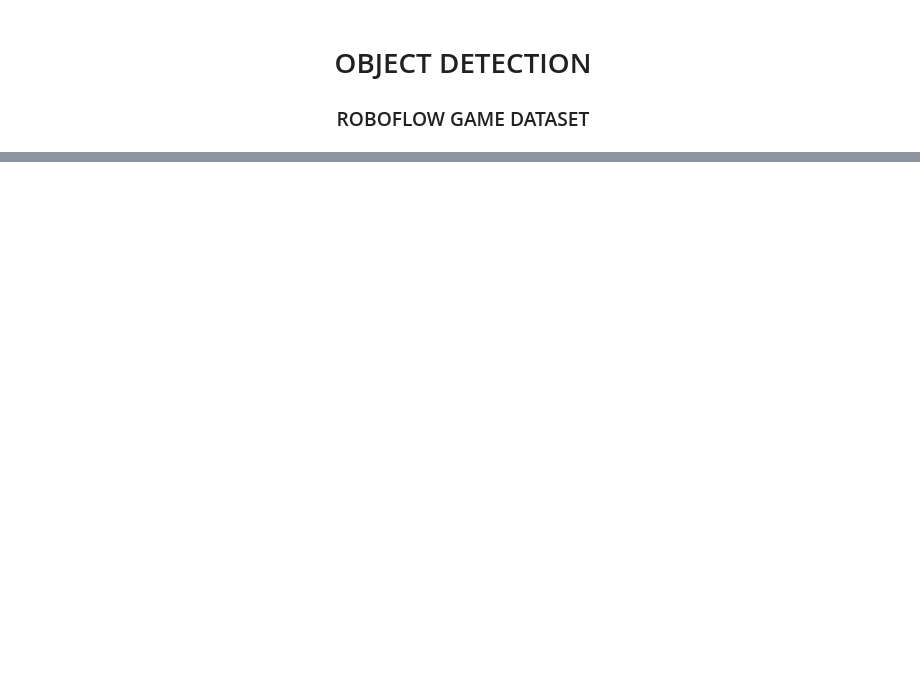
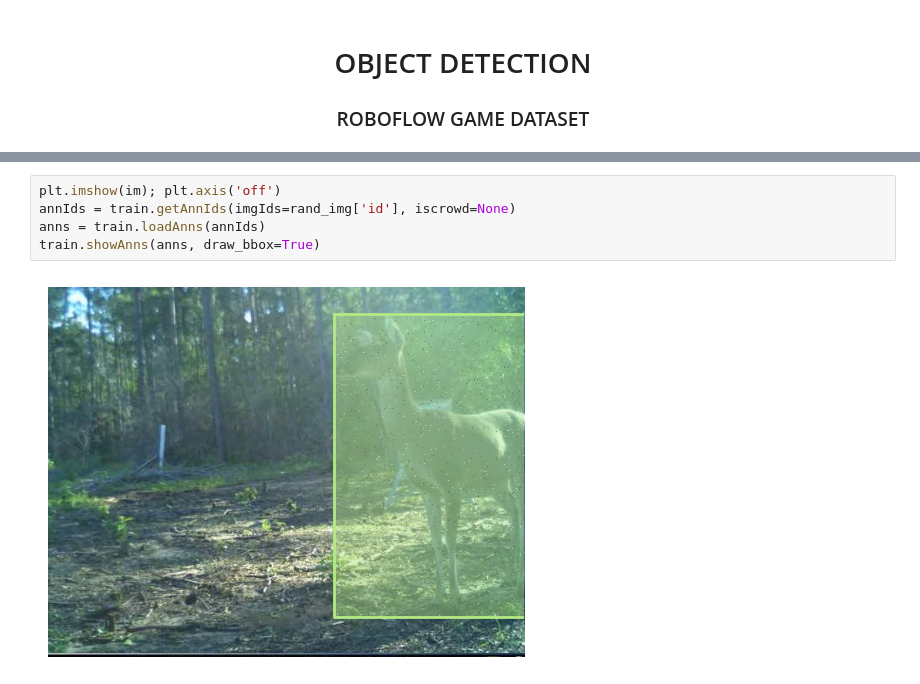
Before and after one commit to DaudRaza-NUST/DL-Project, a Jupyter notebook: Task 1-Object Detection/Task1_Train.ipynb, the cells around one changed output, grey strips where cells are left out. Cells and saved outputs as stored; diff of their text form; blank space fills up the shorter version.

```diff
--- a/Task 1-Object Detection/Task1_Train.ipynb
+++ b/Task 1-Object Detection/Task1_Train.ipynb
@@ -18,0 +98,7 @@ To enable the following instructions: AVX2 FMA, in other operations, rebuild Ten
+# %%
+plt.imshow(im); plt.axis('off')
+annIds = train.getAnnIds(imgIds=rand_img['id'], iscrowd=None)
+anns = train.loadAnns(annIds)
+train.showAnns(anns, draw_bbox=True)
+# %% [output]
+[figure, added]
```
Also changed, not shown: parts of 15 cells of this notebook.
